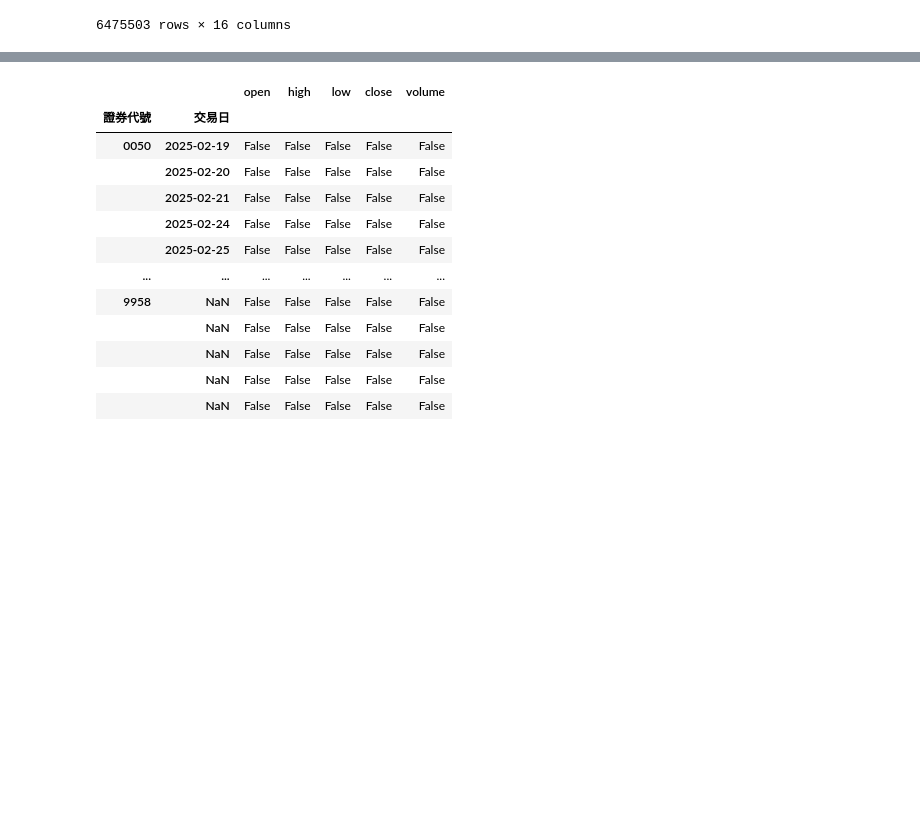
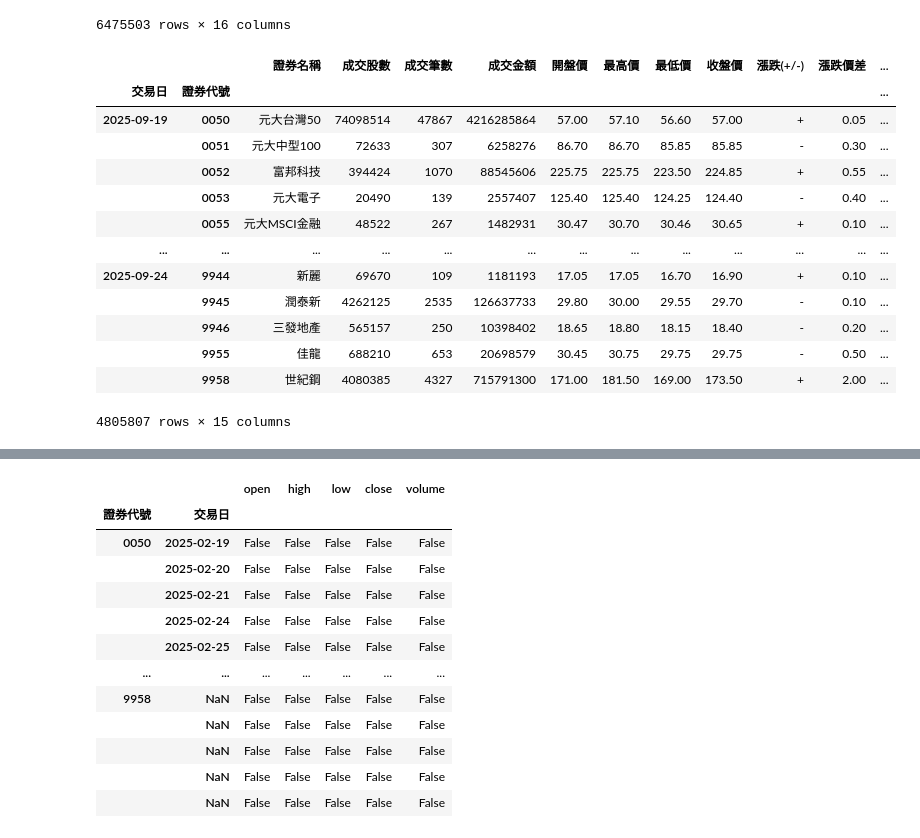
Before and after one commit to ifurther/Stocker, a Jupyter notebook: Stocker_analyze.ipynb, the cells around one changed output, grey strips where cells are left out. Cells and saved outputs as stored; diff of their text form; code cells hidden in the pictures; blank space fills up the shorter version.

```diff
--- a/Stocker_analyze.ipynb
+++ b/Stocker_analyze.ipynb
@@ -338,6 +358,23 @@ Stocker2.data
 |  | 9955 | None | 佳龍 | 1834434 | 1292 | 58672565 | 31.70 | 32.50 | 31.50 | 31.85 | + | ... |
 |  | 9958 | None | 世紀鋼 | 2134244 | 2075 | 374338869 | 172.00 | 177.50 | 172.00 | 176.00 | + | ... |
 6475503 rows × 16 columns
+# %%
+Stocker2.data
+# %% [output]
+|  |  | 證券名稱 | 成交股數 | 成交筆數 | 成交金額 | 開盤價 | 最高價 | 最低價 | 收盤價 | 漲跌(+/-) | 漲跌價差 | ... |
+| 交易日 | 證券代號 |  |  |  |  |  |  |  |  |  |  | ... |
+| 2025-09-19 | 0050 | 元大台灣50 | 74098514 | 47867 | 4216285864 | 57.00 | 57.10 | 56.60 | 57.00 | + | 0.05 | ... |
+|  | 0051 | 元大中型100 | 72633 | 307 | 6258276 | 86.70 | 86.70 | 85.85 | 85.85 | - | 0.30 | ... |
+|  | 0052 | 富邦科技 | 394424 | 1070 | 88545606 | 225.75 | 225.75 | 223.50 | 224.85 | + | 0.55 | ... |
+|  | 0053 | 元大電子 | 20490 | 139 | 2557407 | 125.40 | 125.40 | 124.25 | 124.40 | - | 0.40 | ... |
+|  | 0055 | 元大MSCI金融 | 48522 | 267 | 1482931 | 30.47 | 30.70 | 30.46 | 30.65 | + | 0.10 | ... |
+| ... | ... | ... | ... | ... | ... | ... | ... | ... | ... | ... | ... | ... |
+| 2025-09-24 | 9944 | 新麗 | 69670 | 109 | 1181193 | 17.05 | 17.05 | 16.70 | 16.90 | + | 0.10 | ... |
+|  | 9945 | 潤泰新 | 4262125 | 2535 | 126637733 | 29.80 | 30.00 | 29.55 | 29.70 | - | 0.10 | ... |
+|  | 9946 | 三發地產 | 565157 | 250 | 10398402 | 18.65 | 18.80 | 18.15 | 18.40 | - | 0.20 | ... |
+|  | 9955 | 佳龍 | 688210 | 653 | 20698579 | 30.45 | 30.75 | 29.75 | 29.75 | - | 0.50 | ... |
+|  | 9958 | 世紀鋼 | 4080385 | 4327 | 715791300 | 171.00 | 181.50 | 169.00 | 173.50 | + | 2.00 | ... |
+4805807 rows × 15 columns
 # %%
 Stocker2.data.isnull()
 # %% [output]
```
Also changed, not shown: parts of 19 cells of this notebook, 2 other files.
